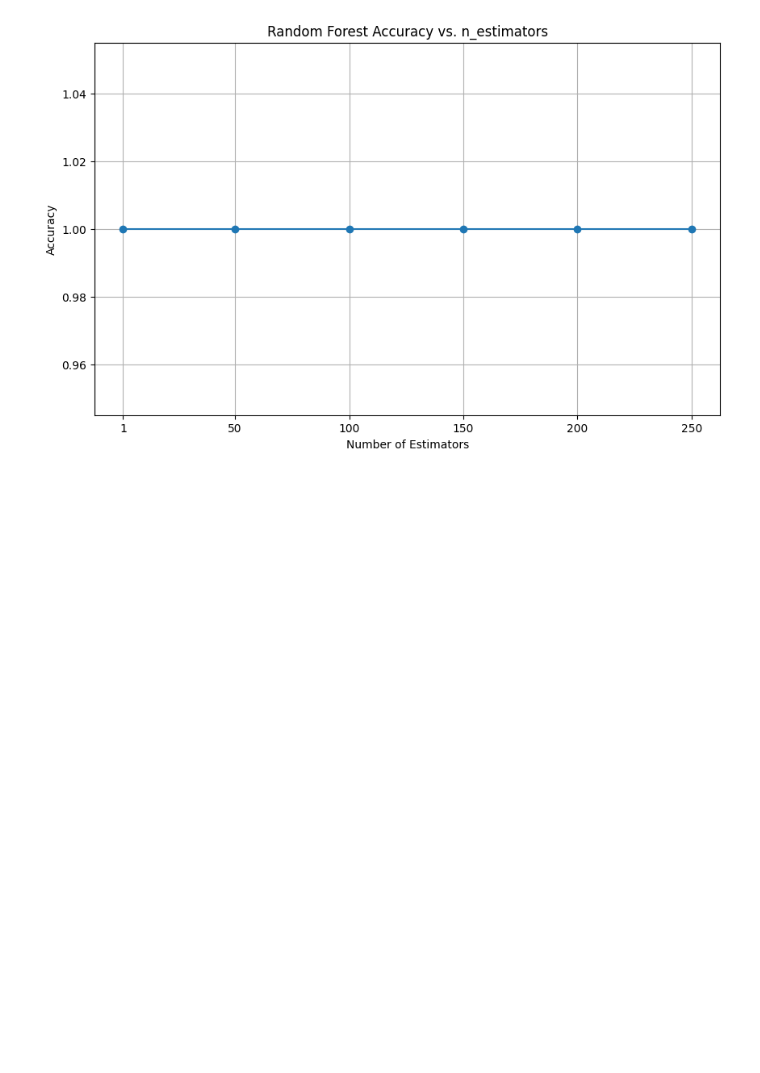
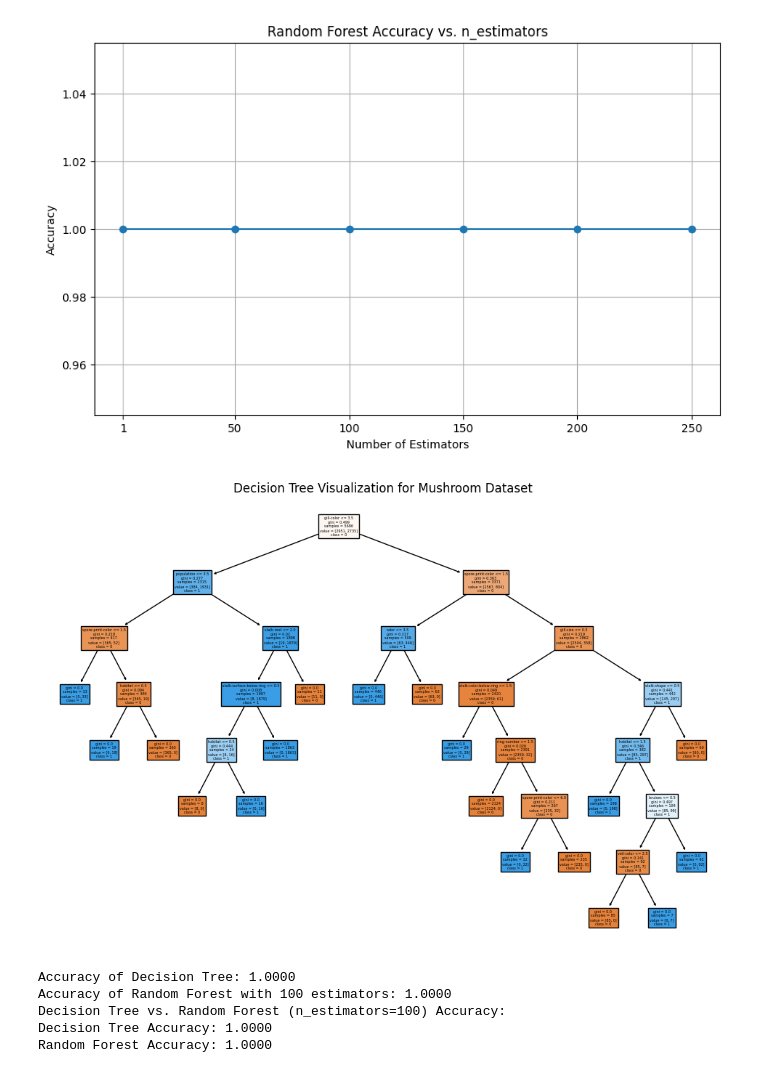
Before and after one commit to sanlamia/MLsummer24, a Jupyter notebook: Colaboratory_তে_স্বাগতম.ipynb, the cells around one changed output. Cells and saved outputs as stored; diff of their text form; code cells hidden in the pictures; blank space fills up the shorter version.

```diff
--- a/Colaboratory_তে_স্বাগতম.ipynb
+++ b/Colaboratory_তে_স্বাগতম.ipynb
@@ -147,3 +131,44 @@ Accuracy with 150 estimators: 1.0000
 Accuracy with 200 estimators: 1.0000
 Accuracy with 250 estimators: 1.0000
 [figure]
+# %%
+# Convert class names from numeric to string
+class_names = label_encoders['class'].classes_.astype(str)
+
+# Plot the Decision Tree
+plt.figure(figsize=(12, 8))
+tree.plot_tree(dt_model,
+               feature_names=X.columns,
+               class_names=class_names,  # Use string class names
+               filled=True)
+plt.title('Decision Tree Visualization for Mushroom Dataset')
+plt.show()
+# %% [output]
+[figure, added]
+# %%
+# Train and evaluate Decision Tree
+dt_model = DecisionTreeClassifier(random_state=42)
+dt_model.fit(X_train, y_train)
+y_pred_dt = dt_model.predict(X_test)
+accuracy_dt = accuracy_score(y_test, y_pred_dt)
+
+print(f"Accuracy of Decision Tree: {accuracy_dt:.4f}")
+
+# Train and evaluate Random Forest with 100 estimators
+rf_model = RandomForestClassifier(n_estimators=100, random_state=42)
+rf_model.fit(X_train, y_train)
+y_pred_rf = rf_model.predict(X_test)
+accuracy_rf = accuracy_score(y_test, y_pred_rf)
+
+print(f"Accuracy of Random Forest with 100 estimators: {accuracy_rf:.4f}")
+
+# Compare the performance
+print(f"Decision Tree vs. Random Forest (n_estimators=100) Accuracy:")
+print(f"Decision Tree Accuracy: {accuracy_dt:.4f}")
+print(f"Random Forest Accuracy: {accuracy_rf:.4f}")
+# %% [output]
+Accuracy of Decision Tree: 1.0000
+Accuracy of Random Forest with 100 estimators: 1.0000
+Decision Tree vs. Random Forest (n_estimators=100) Accuracy:
+Decision Tree Accuracy: 1.0000
+Random Forest Accuracy: 1.0000
```
Also changed, not shown: parts of 6 cells of this notebook.
